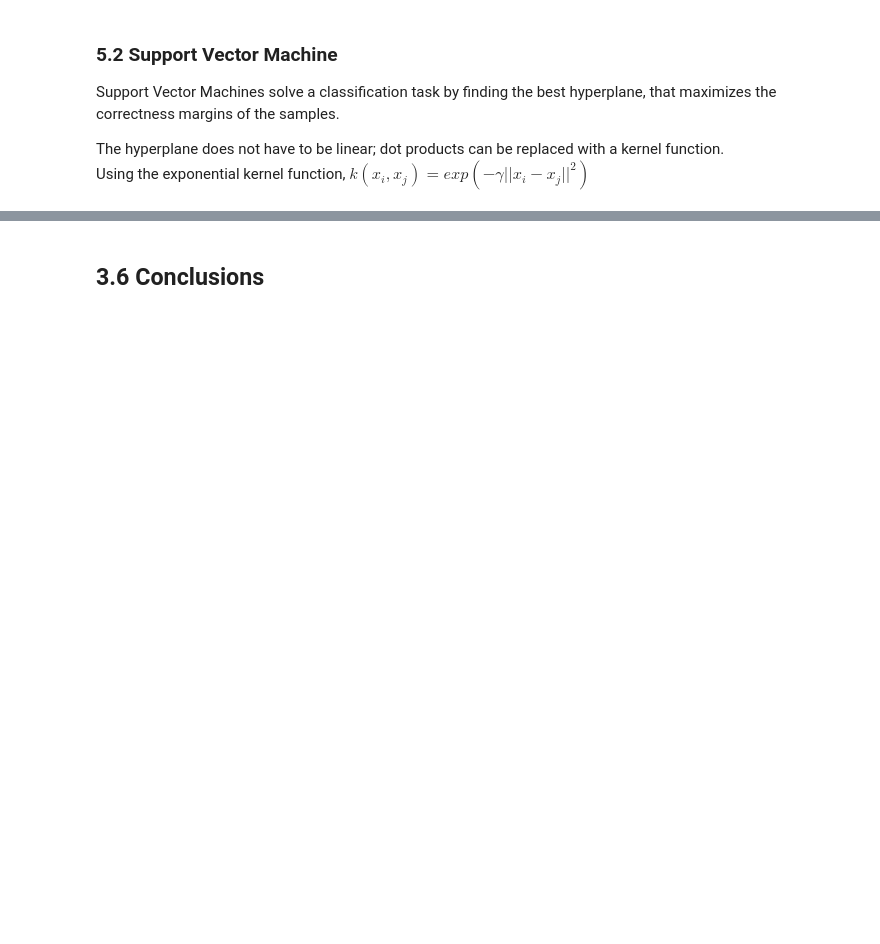
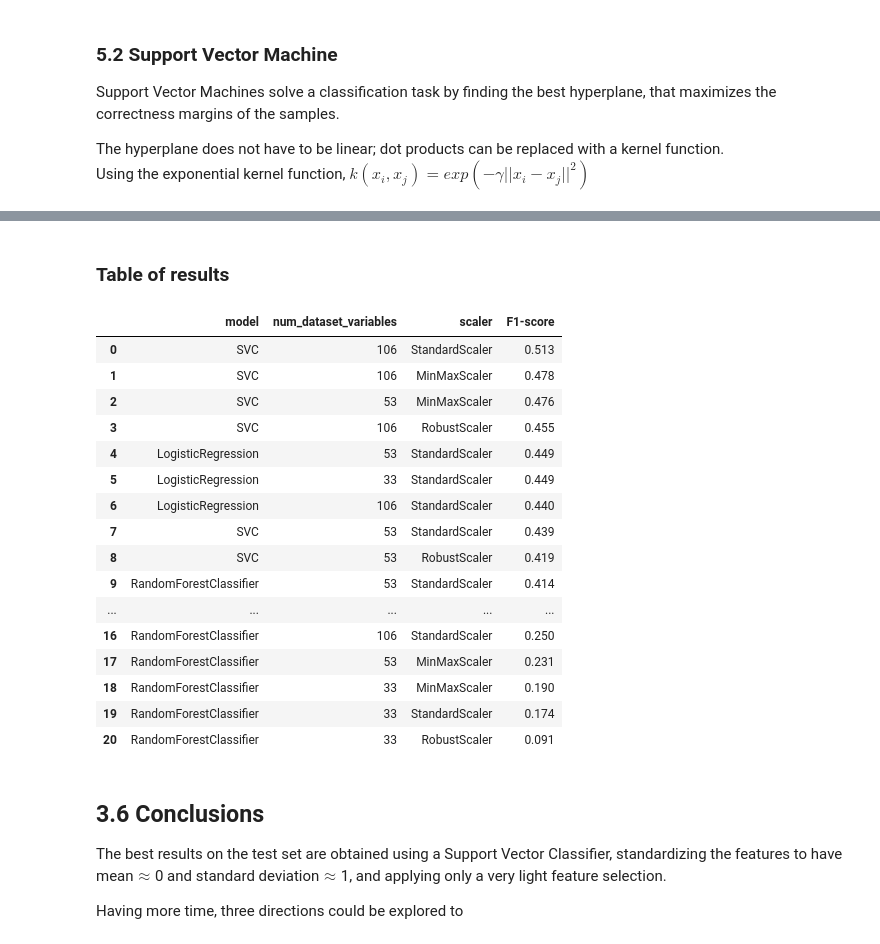
Before and after one commit to AndreaLK3/ClaimsChallenge, a Jupyter notebook: DataScientist_code-challenge.ipynb, the cells around one changed output, grey strips where cells are left out. Cells and saved outputs as stored; diff of their text form; code cells hidden in the pictures; blank space fills up the shorter version.

```diff
--- a/DataScientist_code-challenge.ipynb
+++ b/DataScientist_code-challenge.ipynb
@@ -847,5 +745,5 @@ df = preprocess(corr, categories, cramer_V)
 
 for scaler in [preprocessing.StandardScaler(), preprocessing.MinMaxScaler(), preprocessing.RobustScaler()]:
     model = ensemble.RandomForestClassifier(class_weight='balanced')
-    results = run_pipeline(df.copy(deep=True),scaler, model, verbose=True)
-    display_results(results)
+    results = run_pipeline(df.copy(deep=True),scaler, model, verbose=False)
+    table_lts.append((model.__class__.__name__, len(df.columns), scaler.__class__.__name__, round(results[3][1],3)))
@@ -930,10 +749,0 @@ for scaler in [preprocessing.StandardScaler(), preprocessing.MinMaxScaler(), pre
-# %%
-corr = 0.1
-categories = 10
-cramer_V = 0.1
-df = preprocess(corr, categories, cramer_V)
-
-for scaler in [preprocessing.StandardScaler(), preprocessing.MinMaxScaler(), preprocessing.RobustScaler()]:
-    model = ensemble.RandomForestClassifier(class_weight='balanced')
-    results = run_pipeline(df.copy(deep=True),scaler, model, verbose=True)
-    display_results(results)
@@ -973,0 +750,13 @@ for scaler in [preprocessing.StandardScaler(), preprocessing.MinMaxScaler(), pre
+# %%
+corr = 0.02
+categories = 20
+cramer_V = 0.05
+df = preprocess(corr, categories, cramer_V)
+
+for scaler in [preprocessing.StandardScaler(), preprocessing.MinMaxScaler(), preprocessing.RobustScaler()]:
+    model = ensemble.RandomForestClassifier(class_weight='balanced')
+    verbose = (scaler.__class__.__name__ == "StandardScaler")
+    results = run_pipeline(df.copy(deep=True),scaler, model, verbose)
+    table_lts.append((model.__class__.__name__, len(df.columns), scaler.__class__.__name__, round(results[3][1],3)))
+    if verbose:
+        display_results(results)
@@ -974,2 +775,39 @@ for scaler in [preprocessing.StandardScaler(), preprocessing.MinMaxScaler(), pre
+# %%
+corr = 0.1
+categories = 10
+cramer_V = 0.1
+df = preprocess(corr, categories, cramer_V)
+
+for scaler in [preprocessing.StandardScaler(), preprocessing.MinMaxScaler(), preprocessing.RobustScaler()]:
+    model = ensemble.RandomForestClassifier(class_weight='balanced')
+    results = run_pipeline(df.copy(deep=True),scaler, model, verbose=False)
+    table_lts.append((model.__class__.__name__, len(df.columns), scaler.__class__.__name__, round(results[3][1],3)))
+# %% [markdown]
+### Table of results
+# %%
+pd.DataFrame(sorted(table_lts, key=lambda tpl: tpl[3], reverse=True),
+             columns=["model", "num_dataset_variables", "scaler", "F1-score"])
+# %% [output]
+|  | model | num_dataset_variables | scaler | F1-score |
+| 0 | SVC | 106 | StandardScaler | 0.513 |
+| 1 | SVC | 106 | MinMaxScaler | 0.478 |
+| 2 | SVC | 53 | MinMaxScaler | 0.476 |
+| 3 | SVC | 106 | RobustScaler | 0.455 |
+| 4 | LogisticRegression | 53 | StandardScaler | 0.449 |
+| 5 | LogisticRegression | 33 | StandardScaler | 0.449 |
+| 6 | LogisticRegression | 106 | StandardScaler | 0.440 |
+| 7 | SVC | 53 | StandardScaler | 0.439 |
+| 8 | SVC | 53 | RobustScaler | 0.419 |
+| 9 | RandomForestClassifier | 53 | StandardScaler | 0.414 |
+| ... | ... | ... | ... | ... |
+| 16 | RandomForestClassifier | 106 | StandardScaler | 0.250 |
+| 17 | RandomForestClassifier | 53 | MinMaxScaler | 0.231 |
+| 18 | RandomForestClassifier | 33 | MinMaxScaler | 0.190 |
+| 19 | RandomForestClassifier | 33 | StandardScaler | 0.174 |
+| 20 | RandomForestClassifier | 33 | RobustScaler | 0.091 |
 # %% [markdown]
 ## 3.6 Conclusions
+
+The best results on the test set are obtained using a Support Vector Classifier, standardizing the features to have mean$\approx$0 and standard deviation$\approx$1, and applying only a very light feature selection.
+
+Having more time, three directions could be explored to
```
Also changed, not shown: parts of 15 cells of this notebook.
